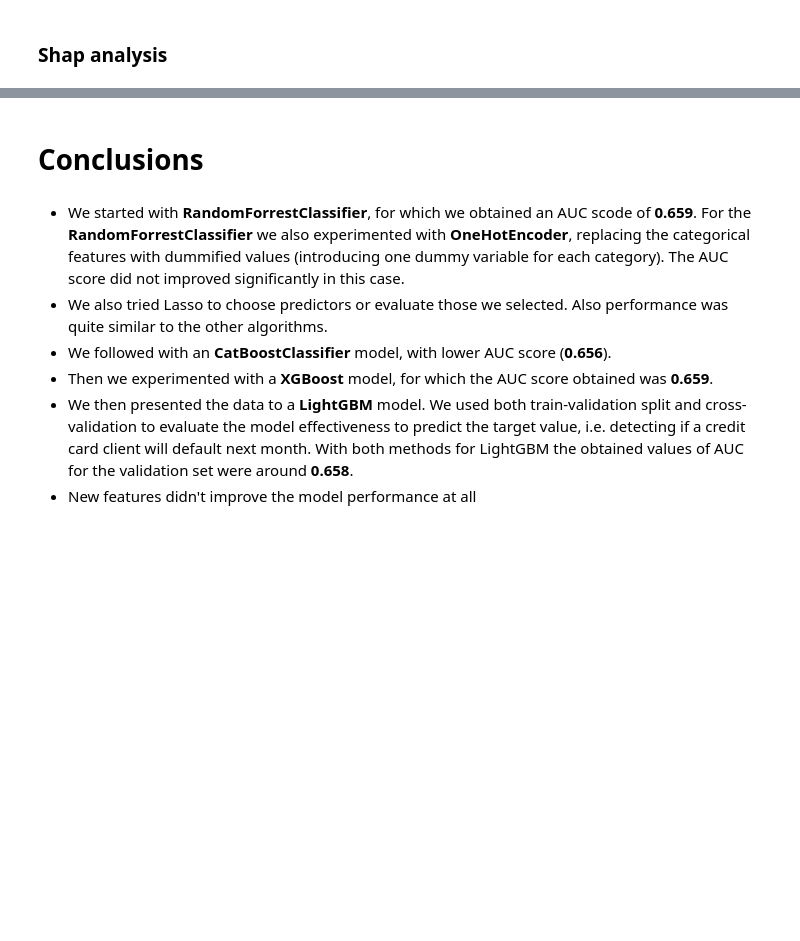
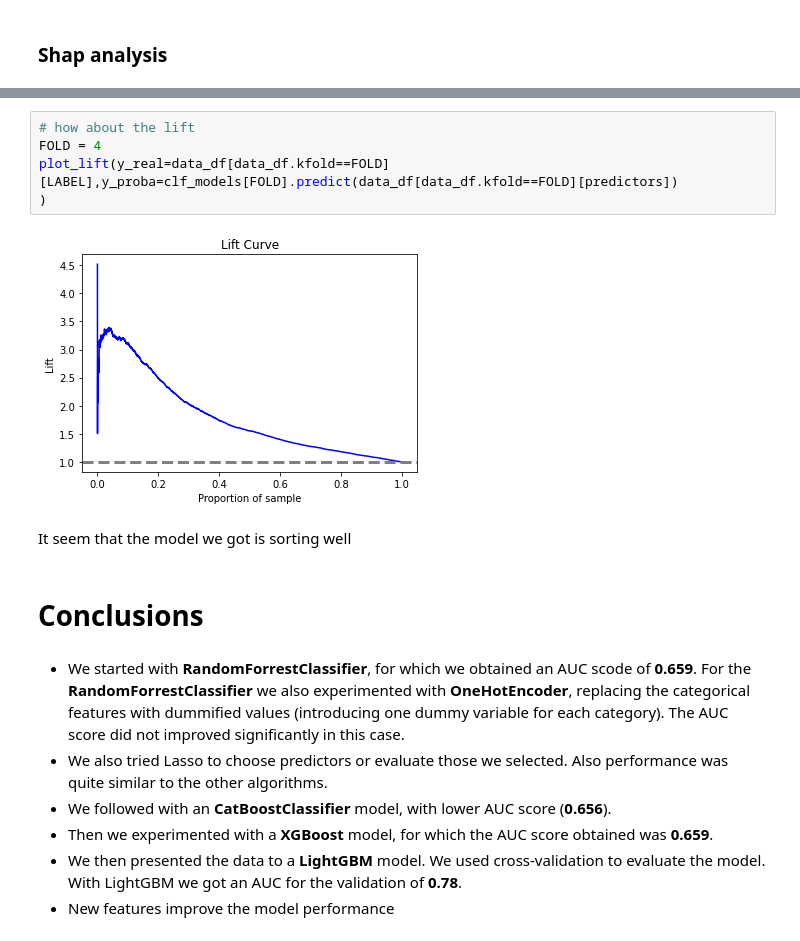
Before and after one commit to Guillin/credit_card, a Jupyter notebook: train_models.ipynb, the cells around one changed output, grey strips where cells are left out. Saved outputs shown, nothing was run; the diff lists cells and outputs as text; blank space fills up the shorter version.

```diff
--- a/train_models.ipynb
+++ b/train_models.ipynb
@@ -759,3 +867,12 @@ shap.summary_plot(shap_values[0], X_val)
+# %%
+# how about the lift
+FOLD = 4
+plot_lift(y_real=data_df[data_df.kfold==FOLD][LABEL],y_proba=clf_models[FOLD].predict(data_df[data_df.kfold==FOLD][predictors])
+)
+# %% [output]
+[figure, added]
+# %% [markdown]
+It seem that the model we got is sorting well
 # %% [markdown]
 # <a id="4">Conclusions</a>
 # %% [markdown]
@@ -765,5 +882,5 @@ shap.summary_plot(shap_values[0], X_val)
 * We also tried Lasso to choose predictors or evaluate those we selected. Also performance was quite similar to the other algorithms.
 * We followed with an **CatBoostClassifier** model, with lower AUC score (**0.656**).
 * Then we experimented with a **XGBoost** model, for which the AUC score obtained was **0.659**.
-* We then presented the data to a **LightGBM** model. We used both train-validation split and cross-validation to evaluate the model effectiveness to predict the target value, i.e. detecting if a credit card client  will default next month. With both methods for LightGBM the obtained values of AUC for the validation set were around **0.658**.
-* New features didn't improve the model performance at all
+* We then presented the data to a **LightGBM** model. We used cross-validation to evaluate the model.  With LightGBM we got an AUC for the validation of **0.78**.
+* New features improve the model performance
```
Also changed, not shown: parts of 15 cells of this notebook.
